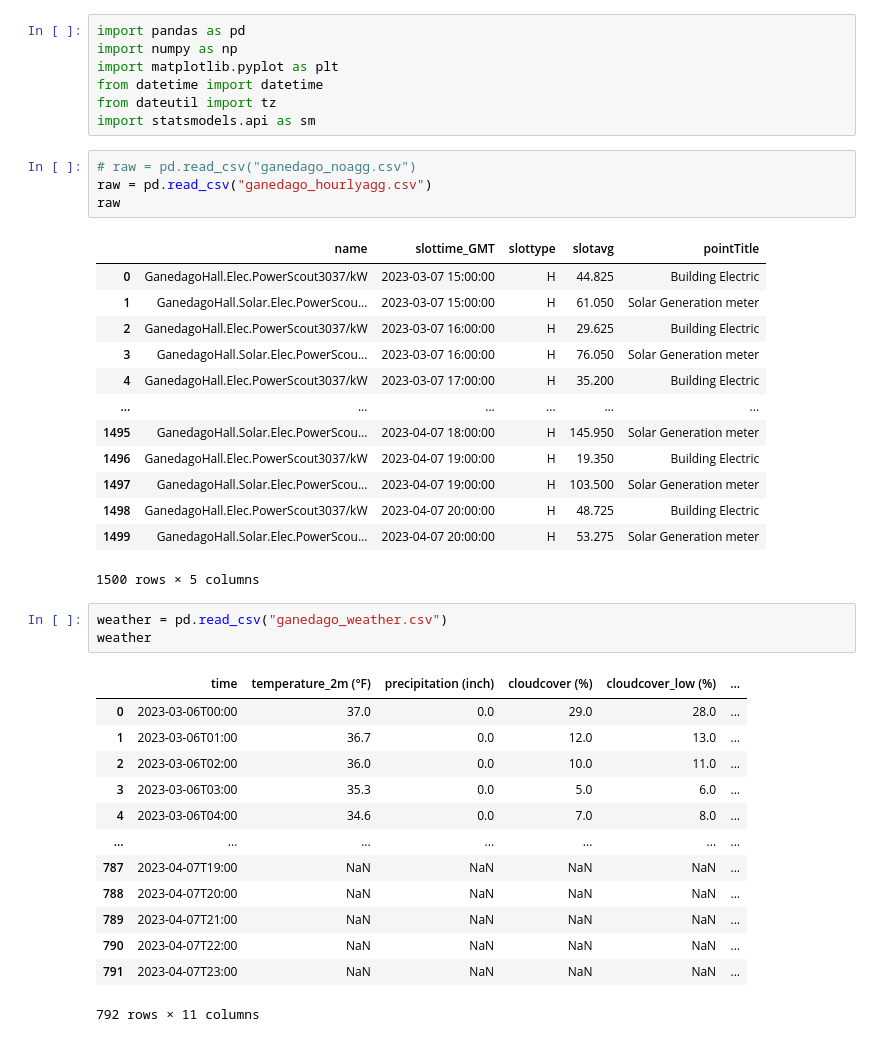
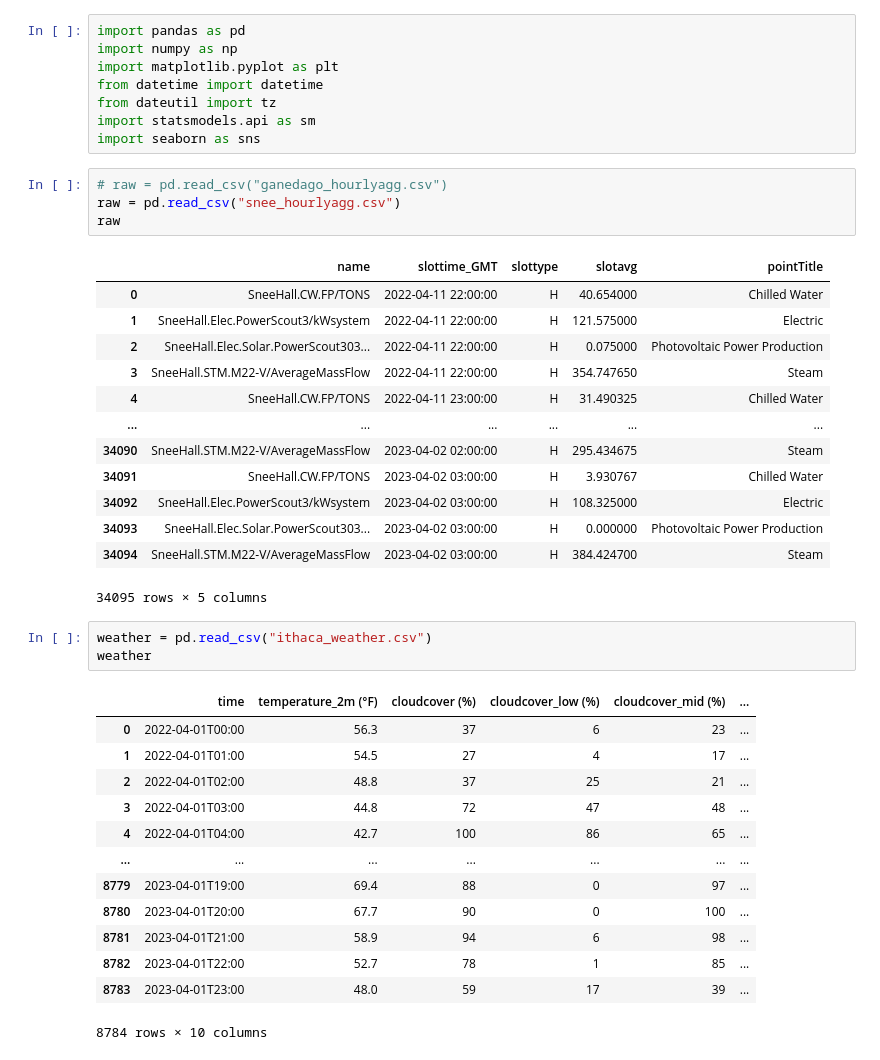
Before and after one commit to thereidfleish/ORIE-3120-Final-Project, a Jupyter notebook: Reid - Solar/solar.ipynb, the cells around one changed output. Drawn from its saved outputs; the diff is of its cells as text.

```diff
--- a/Reid - Solar/solar.ipynb
+++ b/Reid - Solar/solar.ipynb
@@ -5,41 +5,42 @@ import matplotlib.pyplot as plt
 from datetime import datetime
 from dateutil import tz
 import statsmodels.api as sm
+import seaborn as sns
 # %%
-# raw = pd.read_csv("ganedago_noagg.csv")
-raw = pd.read_csv("ganedago_hourlyagg.csv")
+# raw = pd.read_csv("ganedago_hourlyagg.csv")
+raw = pd.read_csv("snee_hourlyagg.csv")
 raw
 # %% [output]
 |  | name | slottime_GMT | slottype | slotavg | pointTitle |
-| 0 | GanedagoHall.Elec.PowerScout3037/kW | 2023-03-07 15:00:00 | H | 44.825 | Building Electric |
-| 1 | GanedagoHall.Solar.Elec.PowerScou... | 2023-03-07 15:00:00 | H | 61.050 | Solar Generation meter |
-| 2 | GanedagoHall.Elec.PowerScout3037/kW | 2023-03-07 16:00:00 | H | 29.625 | Building Electric |
-| 3 | GanedagoHall.Solar.Elec.PowerScou... | 2023-03-07 16:00:00 | H | 76.050 | Solar Generation meter |
-| 4 | GanedagoHall.Elec.PowerScout3037/kW | 2023-03-07 17:00:00 | H | 35.200 | Building Electric |
+| 0 | SneeHall.CW.FP/TONS | 2022-04-11 22:00:00 | H | 40.654000 | Chilled Water |
+| 1 | SneeHall.Elec.PowerScout3/kWsystem | 2022-04-11 22:00:00 | H | 121.575000 | Electric |
+| 2 | SneeHall.Elec.Solar.PowerScout303... | 2022-04-11 22:00:00 | H | 0.075000 | Photovoltaic Power Production |
+| 3 | SneeHall.STM.M22-V/AverageMassFlow | 2022-04-11 22:00:00 | H | 354.747650 | Steam |
+| 4 | SneeHall.CW.FP/TONS | 2022-04-11 23:00:00 | H | 31.490325 | Chilled Water |
 | ... | ... | ... | ... | ... | ... |
-| 1495 | GanedagoHall.Solar.Elec.PowerScou... | 2023-04-07 18:00:00 | H | 145.950 | Solar Generation meter |
-| 1496 | GanedagoHall.Elec.PowerScout3037/kW | 2023-04-07 19:00:00 | H | 19.350 | Building Electric |
-| 1497 | GanedagoHall.Solar.Elec.PowerScou... | 2023-04-07 19:00:00 | H | 103.500 | Solar Generation meter |
-| 1498 | GanedagoHall.Elec.PowerScout3037/kW | 2023-04-07 20:00:00 | H | 48.725 | Building Electric |
-| 1499 | GanedagoHall.Solar.Elec.PowerScou... | 2023-04-07 20:00:00 | H | 53.275 | Solar Generation meter |
+| 34090 | SneeHall.STM.M22-V/AverageMassFlow | 2023-04-02 02:00:00 | H | 295.434675 | Steam |
+| 34091 | SneeHall.CW.FP/TONS | 2023-04-02 03:00:00 | H | 3.930767 | Chilled Water |
+| 34092 | SneeHall.Elec.PowerScout3/kWsystem | 2023-04-02 03:00:00 | H | 108.325000 | Electric |
+| 34093 | SneeHall.Elec.Solar.PowerScout303... | 2023-04-02 03:00:00 | H | 0.000000 | Photovoltaic Power Production |
+| 34094 | SneeHall.STM.M22-V/AverageMassFlow | 2023-04-02 03:00:00 | H | 384.424700 | Steam |
-1500 rows × 5 columns
+34095 rows × 5 columns
 # %%
-weather = pd.read_csv("ganedago_weather.csv")
+weather = pd.read_csv("ithaca_weather.csv")
 weather
 # %% [output]
-|  | time | temperature_2m (°F) | precipitation (inch) | cloudcover (%) | cloudcover_low (%) | ... |
-| 0 | 2023-03-06T00:00 | 37.0 | 0.0 | 29.0 | 28.0 | ... |
-| 1 | 2023-03-06T01:00 | 36.7 | 0.0 | 12.0 | 13.0 | ... |
-| 2 | 2023-03-06T02:00 | 36.0 | 0.0 | 10.0 | 11.0 | ... |
-| 3 | 2023-03-06T03:00 | 35.3 | 0.0 | 5.0 | 6.0 | ... |
-| 4 | 2023-03-06T04:00 | 34.6 | 0.0 | 7.0 | 8.0 | ... |
+|  | time | temperature_2m (°F) | cloudcover (%) | cloudcover_low (%) | cloudcover_mid (%) | ... |
+| 0 | 2022-04-01T00:00 | 56.3 | 37 | 6 | 23 | ... |
+| 1 | 2022-04-01T01:00 | 54.5 | 27 | 4 | 17 | ... |
+| 2 | 2022-04-01T02:00 | 48.8 | 37 | 25 | 21 | ... |
+| 3 | 2022-04-01T03:00 | 44.8 | 72 | 47 | 48 | ... |
+| 4 | 2022-04-01T04:00 | 42.7 | 100 | 86 | 65 | ... |
 | ... | ... | ... | ... | ... | ... | ... |
-| 787 | 2023-04-07T19:00 | NaN | NaN | NaN | NaN | ... |
-| 788 | 2023-04-07T20:00 | NaN | NaN | NaN | NaN | ... |
-| 789 | 2023-04-07T21:00 | NaN | NaN | NaN | NaN | ... |
-| 790 | 2023-04-07T22:00 | NaN | NaN | NaN | NaN | ... |
-| 791 | 2023-04-07T23:00 | NaN | NaN | NaN | NaN | ... |
+| 8779 | 2023-04-01T19:00 | 69.4 | 88 | 0 | 97 | ... |
+| 8780 | 2023-04-01T20:00 | 67.7 | 90 | 0 | 100 | ... |
+| 8781 | 2023-04-01T21:00 | 58.9 | 94 | 6 | 98 | ... |
+| 8782 | 2023-04-01T22:00 | 52.7 | 78 | 1 | 85 | ... |
+| 8783 | 2023-04-01T23:00 | 48.0 | 59 | 17 | 39 | ... |
-792 rows × 11 columns
+8784 rows × 10 columns
 # %%
 weather["time"] = weather["time"].apply(lambda x: datetime.strptime(x, "%Y-%m-%dT%H:%M").strftime("%Y-%m-%d %H:%M:%S"))
 weather
```
Also changed, not shown: parts of 12 cells of this notebook, 2 other files.
